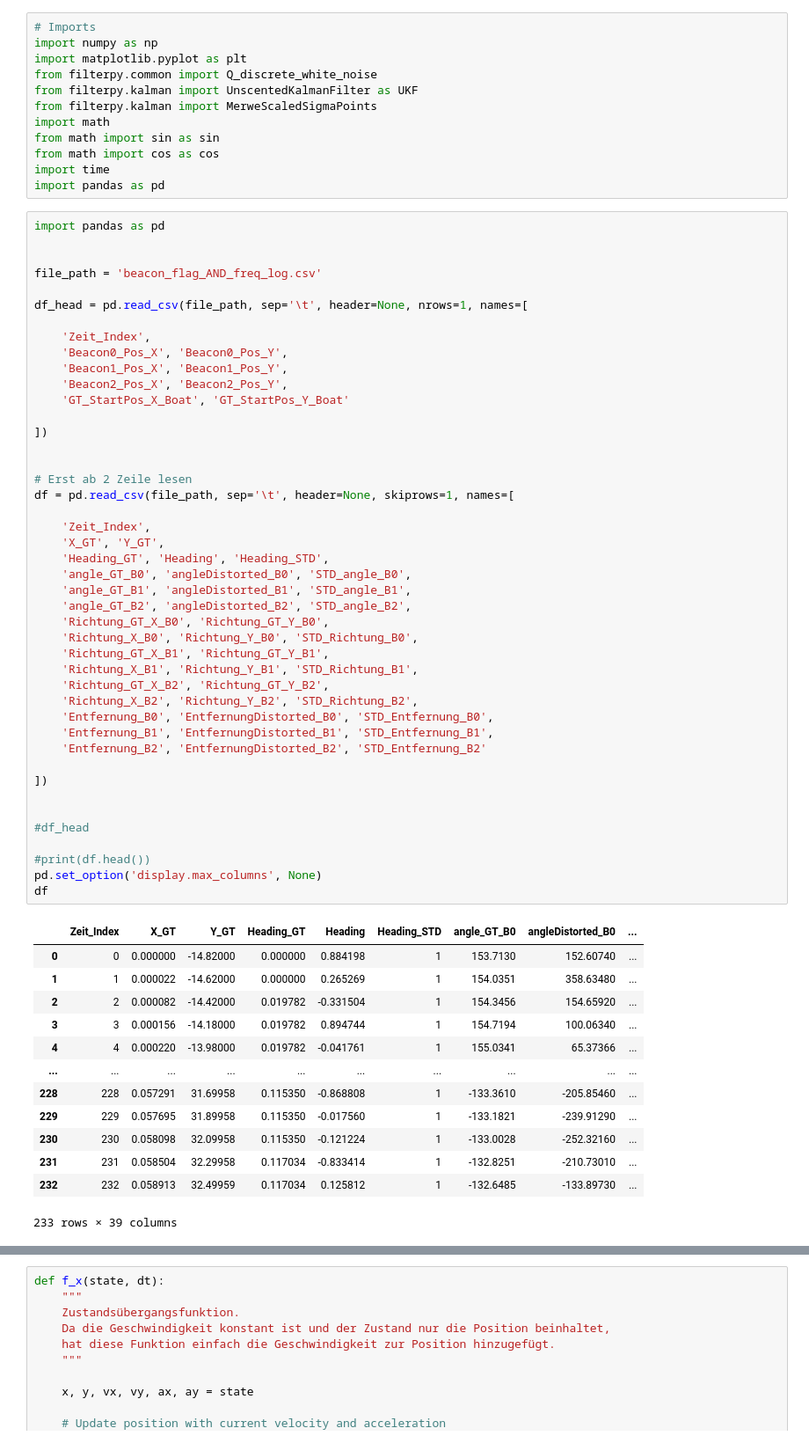
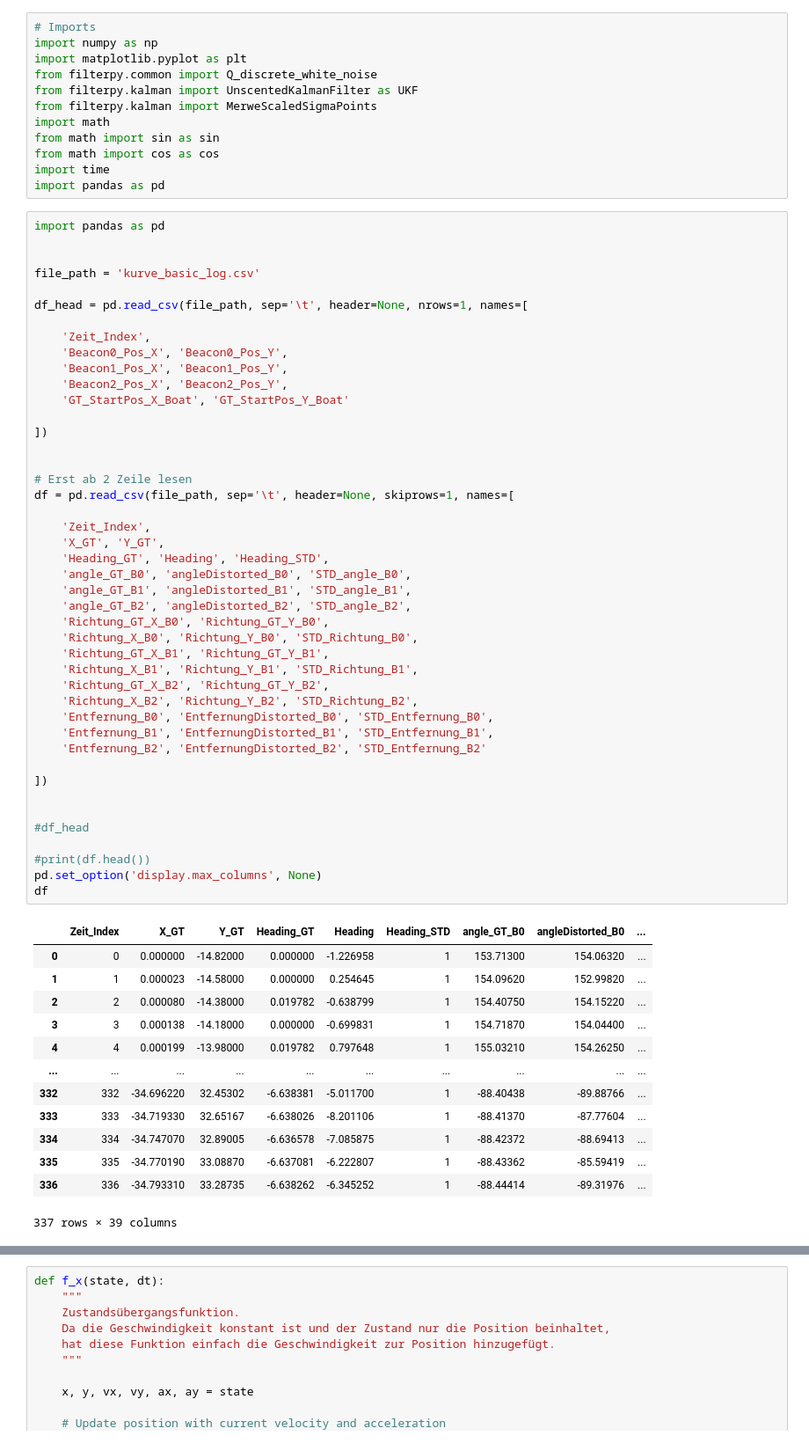
Before and after one commit to tkex/kalman-beacon, a Jupyter notebook: __PythonPrototyping__/UKF/UKF-01-Richtungsvektoren-Implementierung.ipynb, the cells around one changed output, grey strips where cells are left out. Shown at 88% size. Cells and saved outputs as stored; diff of their text form.

```diff
--- a/__PythonPrototyping__/UKF/UKF-01-Richtungsvektoren-Implementierung.ipynb
+++ b/__PythonPrototyping__/UKF/UKF-01-Richtungsvektoren-Implementierung.ipynb
@@ -14,7 +14,7 @@ import pandas as pd
 import pandas as pd
 
 
-file_path = 'beacon_flag_AND_freq_log.csv'
+file_path = 'kurve_basic_log.csv'
 
 df_head = pd.read_csv(file_path, sep='\t', header=None, nrows=1, names=[
 
@@ -29,45 +29,45 @@ df_head = pd.read_csv(file_path, sep='\t', header=None, nrows=1, names=[
 
 # Erst ab 2 Zeile lesen
 df = pd.read_csv(file_path, sep='\t', header=None, skiprows=1, names=[
 
     'Zeit_Index',
     'X_GT', 'Y_GT',
     'Heading_GT', 'Heading', 'Heading_STD',
     'angle_GT_B0', 'angleDistorted_B0', 'STD_angle_B0',
     'angle_GT_B1', 'angleDistorted_B1', 'STD_angle_B1',
     'angle_GT_B2', 'angleDistorted_B2', 'STD_angle_B2',
     'Richtung_GT_X_B0', 'Richtung_GT_Y_B0',
     'Richtung_X_B0', 'Richtung_Y_B0', 'STD_Richtung_B0',
     'Richtung_GT_X_B1', 'Richtung_GT_Y_B1',
     'Richtung_X_B1', 'Richtung_Y_B1', 'STD_Richtung_B1',
     'Richtung_GT_X_B2', 'Richtung_GT_Y_B2',
     'Richtung_X_B2', 'Richtung_Y_B2', 'STD_Richtung_B2',
     'Entfernung_B0', 'EntfernungDistorted_B0', 'STD_Entfernung_B0',
     'Entfernung_B1', 'EntfernungDistorted_B1', 'STD_Entfernung_B1',
     'Entfernung_B2', 'EntfernungDistorted_B2', 'STD_Entfernung_B2'
 
 ])
 
 
 #df_head
 
 #print(df.head())
 pd.set_option('display.max_columns', None)
 df
 # %% [output]
 |  | Zeit_Index | X_GT | Y_GT | Heading_GT | Heading | Heading_STD | angle_GT_B0 | angleDistorted_B0 | ... |
-| 0 | 0 | 0.000000 | -14.82000 | 0.000000 | 0.884198 | 1 | 153.7130 | 152.60740 | ... |
-| 1 | 1 | 0.000022 | -14.62000 | 0.000000 | 0.265269 | 1 | 154.0351 | 358.63480 | ... |
-| 2 | 2 | 0.000082 | -14.42000 | 0.019782 | -0.331504 | 1 | 154.3456 | 154.65920 | ... |
-| 3 | 3 | 0.000156 | -14.18000 | 0.019782 | 0.894744 | 1 | 154.7194 | 100.06340 | ... |
-| 4 | 4 | 0.000220 | -13.98000 | 0.019782 | -0.041761 | 1 | 155.0341 | 65.37366 | ... |
+| 0 | 0 | 0.000000 | -14.82000 | 0.000000 | -1.226958 | 1 | 153.71300 | 154.06320 | ... |
+| 1 | 1 | 0.000023 | -14.58000 | 0.000000 | 0.254645 | 1 | 154.09620 | 152.99820 | ... |
+| 2 | 2 | 0.000080 | -14.38000 | 0.019782 | -0.638799 | 1 | 154.40750 | 154.15220 | ... |
+| 3 | 3 | 0.000138 | -14.18000 | 0.000000 | -0.699831 | 1 | 154.71870 | 154.04400 | ... |
+| 4 | 4 | 0.000199 | -13.98000 | 0.019782 | 0.797648 | 1 | 155.03210 | 154.26250 | ... |
 | ... | ... | ... | ... | ... | ... | ... | ... | ... | ... |
-| 228 | 228 | 0.057291 | 31.69958 | 0.115350 | -0.868808 | 1 | -133.3610 | -205.85460 | ... |
-| 229 | 229 | 0.057695 | 31.89958 | 0.115350 | -0.017560 | 1 | -133.1821 | -239.91290 | ... |
-| 230 | 230 | 0.058098 | 32.09958 | 0.115350 | -0.121224 | 1 | -133.0028 | -252.32160 | ... |
-| 231 | 231 | 0.058504 | 32.29958 | 0.117034 | -0.833414 | 1 | -132.8251 | -210.73010 | ... |
-| 232 | 232 | 0.058913 | 32.49959 | 0.117034 | 0.125812 | 1 | -132.6485 | -133.89730 | ... |
+| 332 | 332 | -34.696220 | 32.45302 | -6.638381 | -5.011700 | 1 | -88.40438 | -89.88766 | ... |
+| 333 | 333 | -34.719330 | 32.65167 | -6.638026 | -8.201106 | 1 | -88.41370 | -87.77604 | ... |
+| 334 | 334 | -34.747070 | 32.89005 | -6.636578 | -7.085875 | 1 | -88.42372 | -88.69413 | ... |
+| 335 | 335 | -34.770190 | 33.08870 | -6.637081 | -6.222807 | 1 | -88.43362 | -85.59419 | ... |
+| 336 | 336 | -34.793310 | 33.28735 | -6.638262 | -6.345252 | 1 | -88.44414 | -89.31976 | ... |
-233 rows × 39 columns
+337 rows × 39 columns
 # %%
 
 """
```
Also changed, not shown: parts of 6 cells of this notebook, 33 other files.
